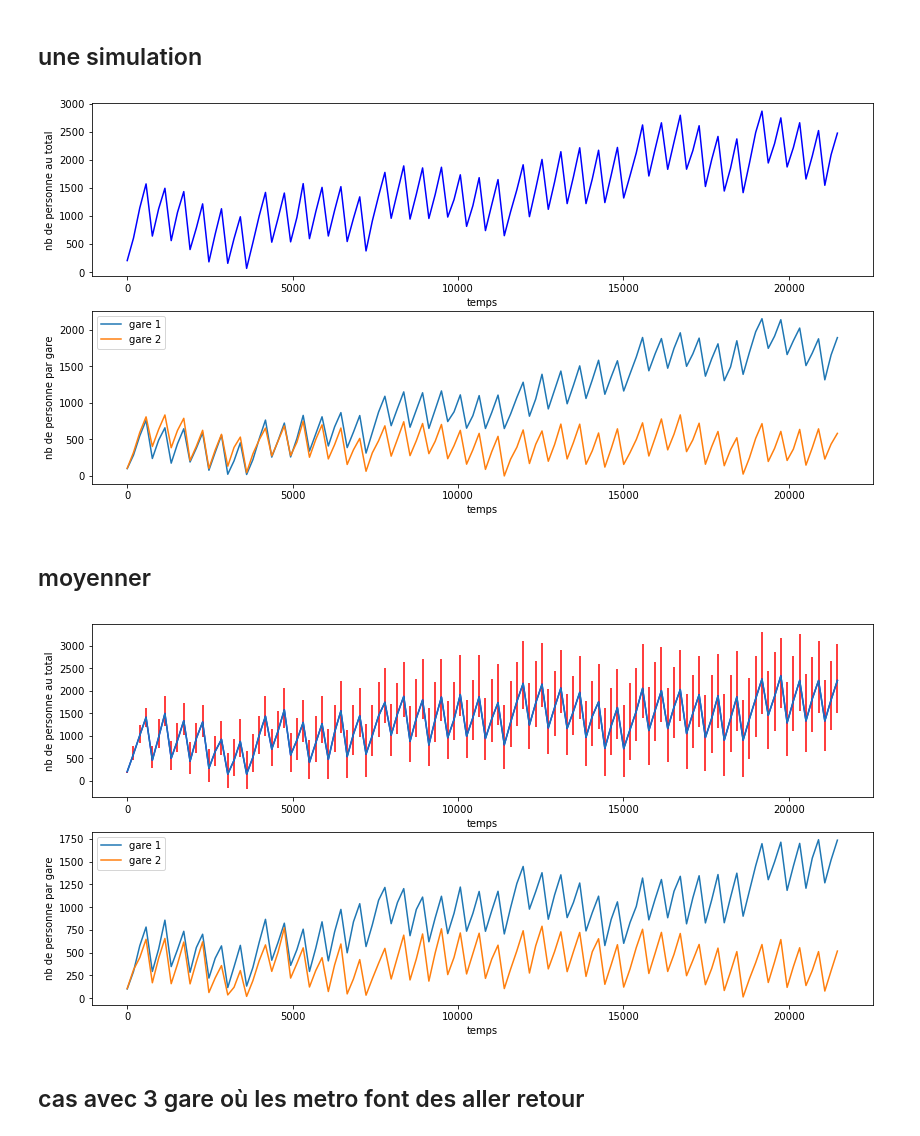
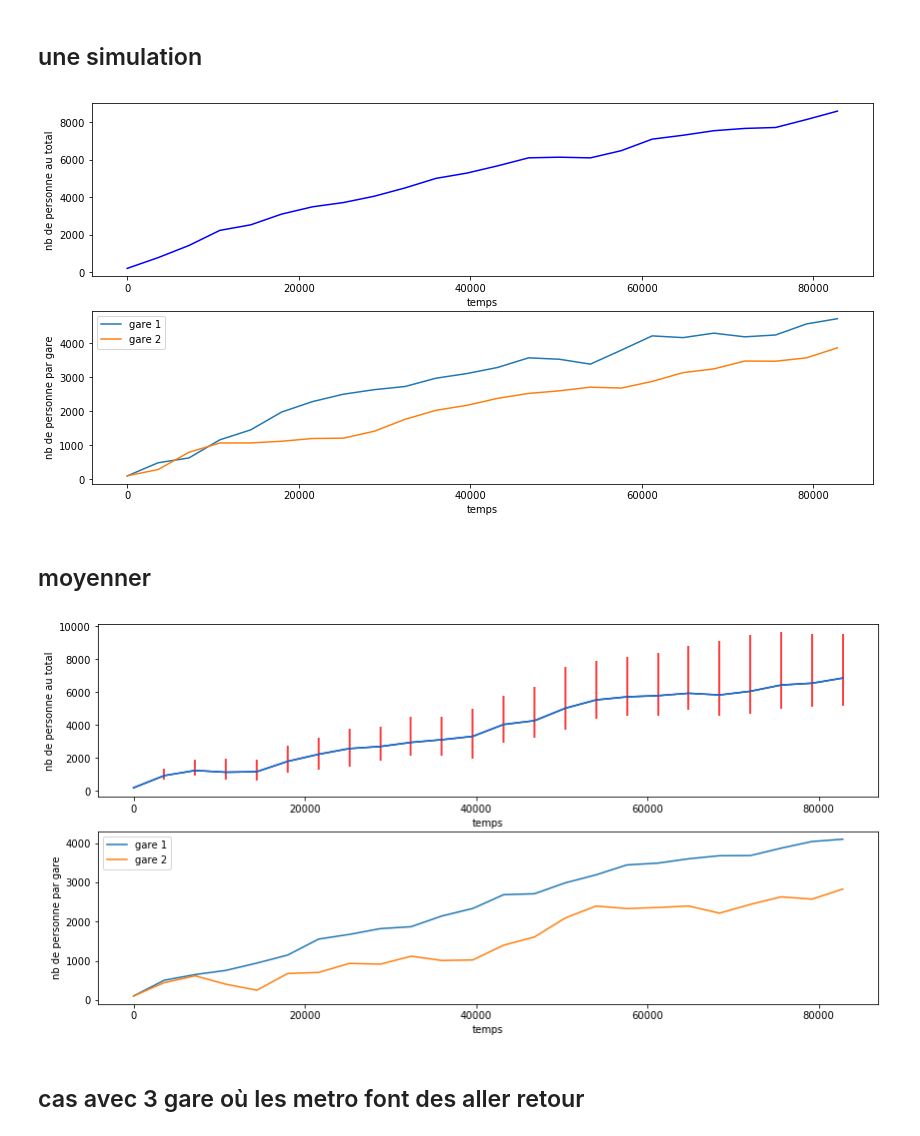
Before and after one commit to are00dynamic-2018/RATP_Project, a Jupyter notebook: src/RATP_notebook.ipynb, the cells around one changed output. Drawn from its saved outputs; the diff is of its cells as text; code cells hidden in the pictures.

```diff
--- a/src/RATP_notebook.ipynb
+++ b/src/RATP_notebook.ipynb
@@ -77,7 +77,7 @@ class Station:
         self.ta.append(ta)
         self.cm.append(cm)
 # %%
-nb_step = 6*3600
+nb_step = 24*3600 #temps de lanalyse
 
 cm = 700
 
@@ -85,13 +85,13 @@ ar1 = 32
 so1 = 5
 ta1 = 10*60 + 0 #min * 60 + sec
 
-ar2 = 30
+ar2 = 32
 so2 = 5
 ta2 = 10*60 + 0 #min * 60 + sec
 # %% [markdown]
 ## une simulation
 # %%
-TIME_CAPT = 3*60 + 10
+TIME_CAPT = 60*60 + 0 # temps ent chaque prise d'info sur le nombre de perssonne en min*60 + sec (le tous sera en sec)
 
 def simulation(L):
     time = [] # liste qui represente le temps
@@ -144,12 +144,13 @@ List_Gare[1].next_station(List_Gare[0], ta2, cm)
 
 dessin(List_Gare)
 # %% [output]
-[figure, old version]
+[figure, new version]
 # %% [markdown]
 ## moyenner
 # %%
 ERR_INTERVAL = 1
 def dessin_err(List_Gare, L_err, time, nb_tot):
+    legende = []
     time_err = [time[i] for i in range(len(time)) if i % ERR_INTERVAL  == 0]
     nb_tot_err = [nb_tot[i] for i in range(len(nb_tot)) if i % ERR_INTERVAL == 0]
     L_err_min = [L_err[i][0] for i in range(len(L_err)) if i % ERR_INTERVAL == 0]
@@ -176,42 +177,42 @@ L.append(nb_tot_moy.copy())
 for j in range(len(nb_tot_moy)):
     nb_tot_moy[j] = nb_tot_moy[j] / repet
 
-for j in range(len(nb_station)):
-    for k in range(len(nb_station[j])):
-        nb_station[j][k] = nb_station[j][k] / repet
+for j in range(len(nb_station_moy)):
+    for k in range(len(nb_station_moy[j])):
+        nb_station_moy[j][k] = nb_station_moy[j][k] / repet
 
 #recuperation des autre simulation
 for i in range(repet - 1):
     #remise a 0
     List_Gare = []
     List_Gare.append(Station(ar1, so1))
     List_Gare.append(Station(ar2, so2))
     List_Gare[0].next_station(List_Gare[1], ta1, cm)
     List_Gare[1].next_station(List_Gare[0], ta2, cm)
-    time, nb_tot, nb_station =simulation(List_Gare)
+    time, nb_tot, nb_station = simulation(List_Gare)
     L.append(nb_tot.copy())
     for j in range(len(nb_tot)):
         nb_tot_moy[j] += nb_tot[j] / repet
     for j in range(len(nb_station)):
         for k in range(len(nb_station[j])):
             nb_station[j][k] += nb_station[j][k] / repet
 
 
-L_err = []
+L_err = [] # initialisation des barre d'érreur
 x=0
 for k in range(len(L[0])):
     for i in range(len(L[0])):
         for j in range(len(L)-1):
             if L[j][k]>L[j+1][k]:
                 x=L[j][k]
                 L[j][k]=L[j+1][k]
                 L[j+1][k]=x
     L_err.append([nb_tot_moy[k] - L[round(repet*0.025)][k], L[round(repet*0.975)][k] - nb_tot_moy[k]])
 
 
 dessin_err(List_Gare, L_err, time, nb_tot)
 # %% [output]
-[figure, old version]
+[figure, new version]
 # %% [markdown]
 ## cas avec 3 gare où les metro font des aller retour
 # %%
```
Also changed, not shown: parts of 2 cells of this notebook.
